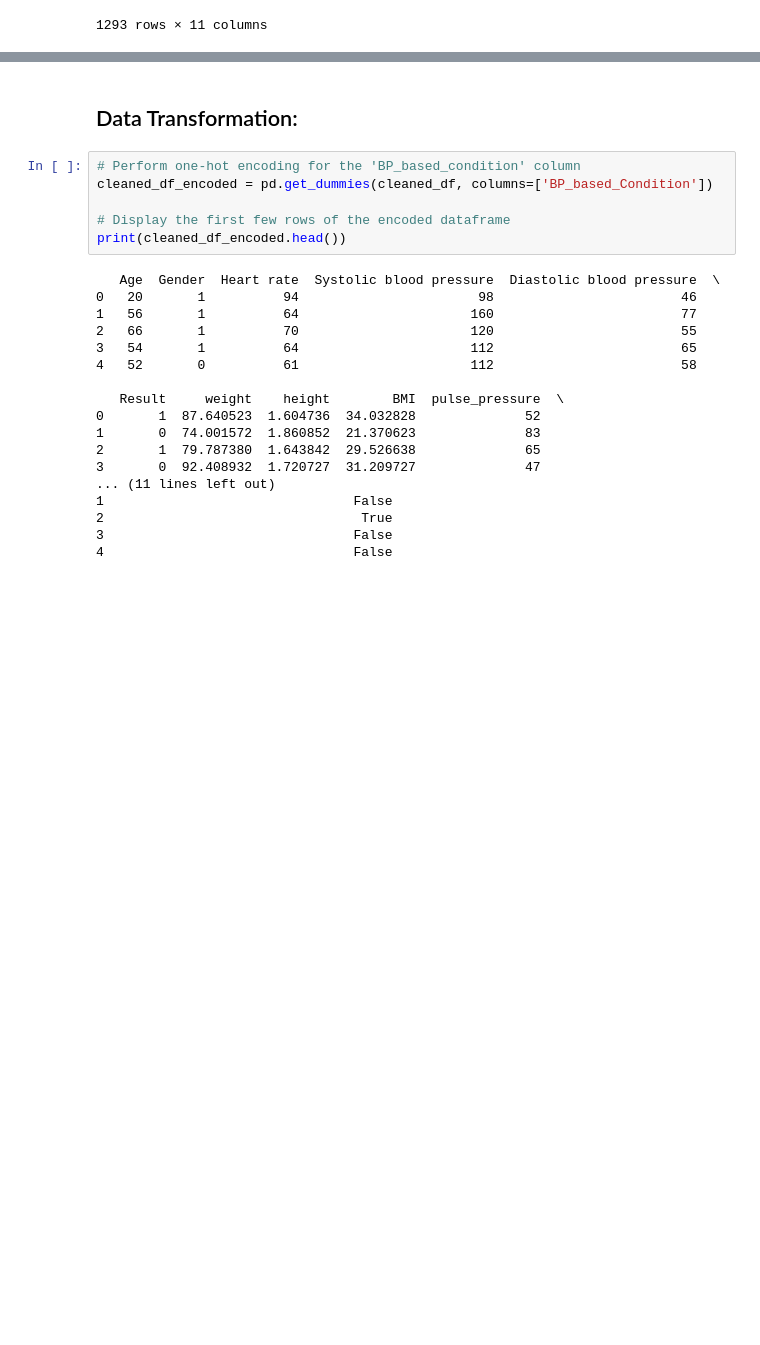
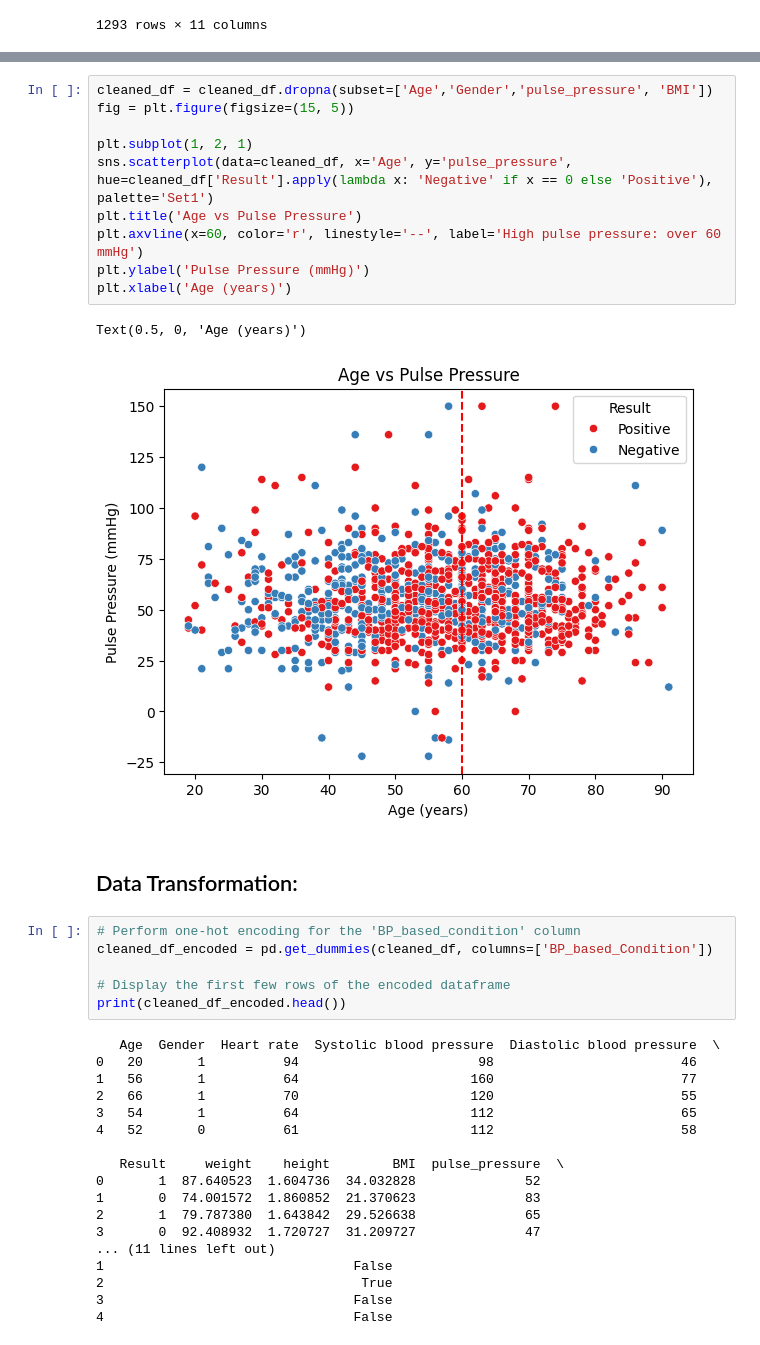
Before and after one commit to AnxiousCodeGeek/heartAttack-RandomForestModel, a Jupyter notebook: heartattack_prediction_RandomForestmodel.ipynb, the cells around one changed output, grey strips where cells are left out. Cells and saved outputs as stored; diff of their text form; blank space fills up the shorter version.

```diff
--- a/heartattack_prediction_RandomForestmodel.ipynb
+++ b/heartattack_prediction_RandomForestmodel.ipynb
@@ -281,3 +369,16 @@ See the caveats in the documentation: https://pandas.pydata.org/pandas-docs/stab
+# %%
+cleaned_df = cleaned_df.dropna(subset=['Age','Gender','pulse_pressure', 'BMI'])
+fig = plt.figure(figsize=(15, 5))
+
+plt.subplot(1, 2, 1)
+sns.scatterplot(data=cleaned_df, x='Age', y='pulse_pressure', hue=cleaned_df['Result'].apply(lambda x: 'Negative' if x == 0 else 'Positive'), palette='Set1')
+plt.title('Age vs Pulse Pressure')
+plt.axvline(x=60, color='r', linestyle='--', label='High pulse pressure: over 60 mmHg')
+plt.ylabel('Pulse Pressure (mmHg)')
+plt.xlabel('Age (years)')
+# %% [output]
+Text(0.5, 0, 'Age (years)')
+[figure, added]
 # %% [markdown]
 ## Data Transformation:
 # %%
```
Also changed, not shown: parts of 21 cells of this notebook.
